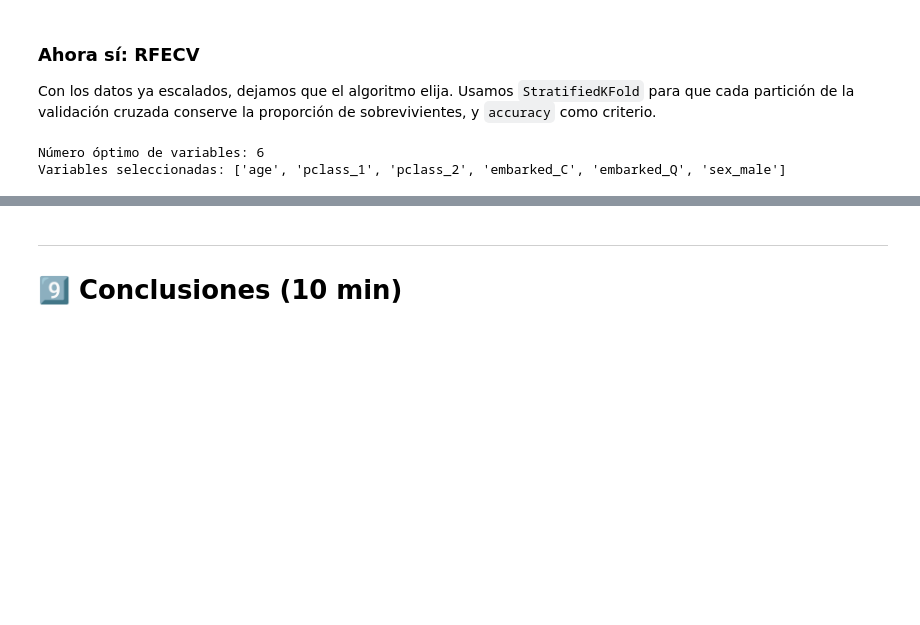
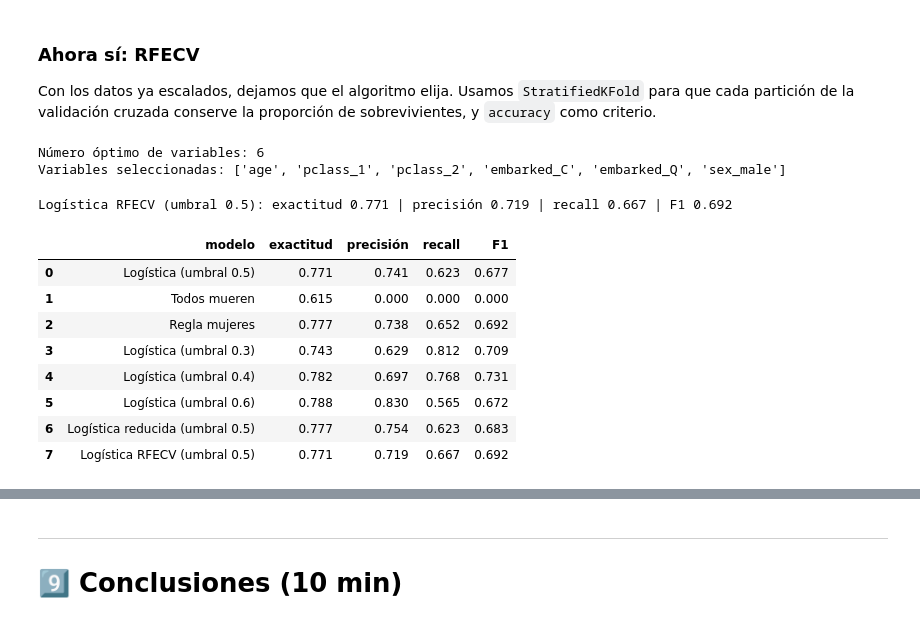
Before and after one commit to deby4444/modelos-predictivos-595879, a Jupyter notebook: 02-regresion-logistica/caso_titanic.ipynb, the cells around one changed output, grey strips where cells are left out. Cells and saved outputs as stored; diff of their text form; code cells hidden in the pictures; blank space fills up the shorter version.

```diff
--- a/02-regresion-logistica/caso_titanic.ipynb
+++ b/02-regresion-logistica/caso_titanic.ipynb
@@ -860,3 +867,4 @@ comparacion = []
 
 # Pista: comparacion.append(evaluar_clasificador('Logística (umbral 0.5)', y_test, pred_test))
 # ✍️ Tu código aquí
+comparacion.append(evaluar_clasificador('Logística (umbral 0.5)', y_test, pred_test))
@@ -889,3 +906,11 @@ Un número suelto no dice si el modelo es bueno. Necesitamos puntos de comparaci
 # 2. pred_regla_mujeres = (X_test['sex'] == 'female').astype(int)
 # 3. Evalúa las dos con evaluar_clasificador() y agrégalas a comparacion
 # ✍️ Tu código aquí
+
+pred_todos_mueren = np.zeros(len(y_test), dtype=int)
+pred_regla_mujeres = (X_test['sex'] == 'female').astype(int)
+
+comparacion.append(evaluar_clasificador('Todos mueren', y_test, pred_todos_mueren))
+comparacion.append(evaluar_clasificador('Regla mujeres', y_test, pred_regla_mujeres))
+
+pd.DataFrame(comparacion)
@@ -910,3 +948,9 @@ El 0.5 no es sagrado. Bajarlo hace al modelo más "optimista" (detecta más sobr
 # Prueba un umbral distinto (por ejemplo 0.4), evalúalo y agrégalo a comparacion
 # Pista: pred_umbral_04 = (proba_test >= 0.4).astype(int)
 # ✍️ Tu código aquí
+
+for u in [0.3, 0.4, 0.6]:
+    pred_u = (proba_test >= u).astype(int)
+    comparacion.append(evaluar_clasificador(f'Logística (umbral {u})', y_test, pred_u))
+
+pd.DataFrame(comparacion)
@@ -937,3 +999,14 @@ Antes de cerrar, quitamos las dos variables que no eran significativas (`fare` y
 # 3. Predice, aplica el umbral 0.5 y evalúa con evaluar_clasificador()
 # 4. Muestra su razon_de_momios()
 # ✍️ Tu código aquí
+
+columnas_reducido = X_train_enc.columns.drop(['fare', 'viaja_solo'])
+
+modelo_reducido = ajustar_logit(X_train_enc[columnas_reducido], y_train)
+
+proba_reducido = modelo_reducido.predict(sm.add_constant(X_test_enc[columnas_reducido]))
+pred_reducido = (proba_reducido >= 0.5).astype(int)
+
+comparacion.append(evaluar_clasificador('Logística reducida (umbral 0.5)', y_test, pred_reducido))
+
+razon_de_momios(modelo_reducido)
@@ -1034,9 +1123,28 @@ Variables seleccionadas: ['age', 'pclass_1', 'pclass_2', 'embarked_C', 'embarked
 # %%
 # Ajusta el modelo con las variables que eligió RFECV, evalúalo y agrégalo a la comparación
 # 1. modelo_rfecv = ajustar_logit(X_train_enc[columnas_rfecv], y_train)   ← sin escalar, para interpretarlo
 # 2. proba_rfecv = predecir_proba(...)  y  pred_rfecv = (proba_rfecv >= 0.5).astype(int)
 # 3. comparacion.append(evaluar_clasificador('Logística RFECV (umbral 0.5)', y_test, pred_rfecv))
 # ✍️ Tu código aquí
+
+modelo_rfecv = ajustar_logit(X_train_enc[columnas_rfecv], y_train)
+
+proba_rfecv = predecir_proba(modelo_rfecv, X_test_enc[columnas_rfecv])
+pred_rfecv = (proba_rfecv >= 0.5).astype(int)
+
+comparacion.append(evaluar_clasificador('Logística RFECV (umbral 0.5)', y_test, pred_rfecv))
+pd.DataFrame(comparacion)
+# %% [output]
+Logística RFECV (umbral 0.5): exactitud 0.771 | precisión 0.719 | recall 0.667 | F1 0.692
+|  | modelo | exactitud | precisión | recall | F1 |
+| 0 | Logística (umbral 0.5) | 0.771 | 0.741 | 0.623 | 0.677 |
+| 1 | Todos mueren | 0.615 | 0.000 | 0.000 | 0.000 |
+| 2 | Regla mujeres | 0.777 | 0.738 | 0.652 | 0.692 |
+| 3 | Logística (umbral 0.3) | 0.743 | 0.629 | 0.812 | 0.709 |
+| 4 | Logística (umbral 0.4) | 0.782 | 0.697 | 0.768 | 0.731 |
+| 5 | Logística (umbral 0.6) | 0.788 | 0.830 | 0.565 | 0.672 |
+| 6 | Logística reducida (umbral 0.5) | 0.777 | 0.754 | 0.623 | 0.683 |
+| 7 | Logística RFECV (umbral 0.5) | 0.771 | 0.719 | 0.667 | 0.692 |
 # %% [markdown]
 ✍️ **Compara los dos caminos:**
 - ¿Cuántas variables eligió RFECV? ¿Cuáles descartó?
```
Also changed, not shown: parts of 19 cells of this notebook.
